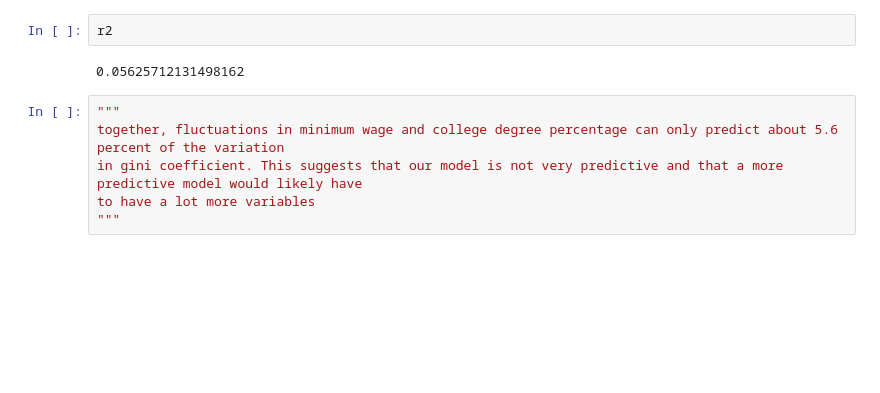
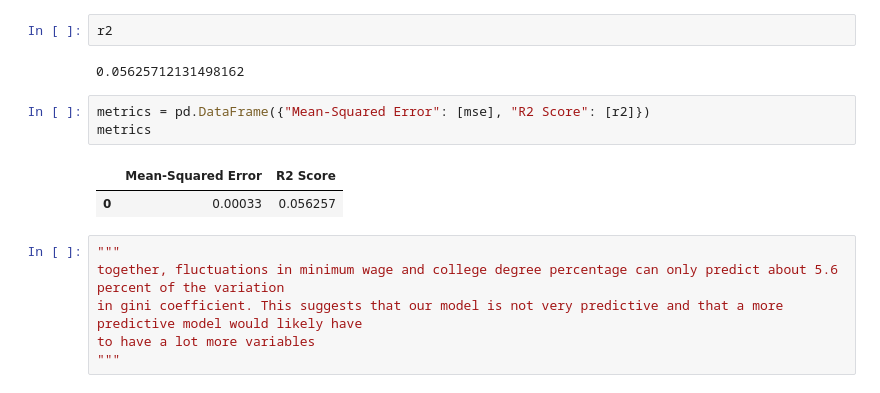
Before and after one commit to harshil0217/CMSE_Min_Wage_Project, a Jupyter notebook: Regression/State_Regression.ipynb, the cells around one changed output. Drawn from its saved outputs; the diff is of its cells as text; blank space fills up the shorter version.

Commit message:
added metrics info

```diff
--- a/Regression/State_Regression.ipynb
+++ b/Regression/State_Regression.ipynb
@@ -192,6 +192,12 @@ r2 = r2_score(gini_test, preds)
 r2
 # %% [output]
 0.05625712131498162
+# %%
+metrics = pd.DataFrame({"Mean-Squared Error": [mse], "R2 Score": [r2]})
+metrics
+# %% [output]
+|  | Mean-Squared Error | R2 Score |
+| 0 | 0.00033 | 0.056257 |
 # %%
 """
 together, fluctuations in minimum wage and college degree percentage can only predict about 5.6 percent of the variation
```
